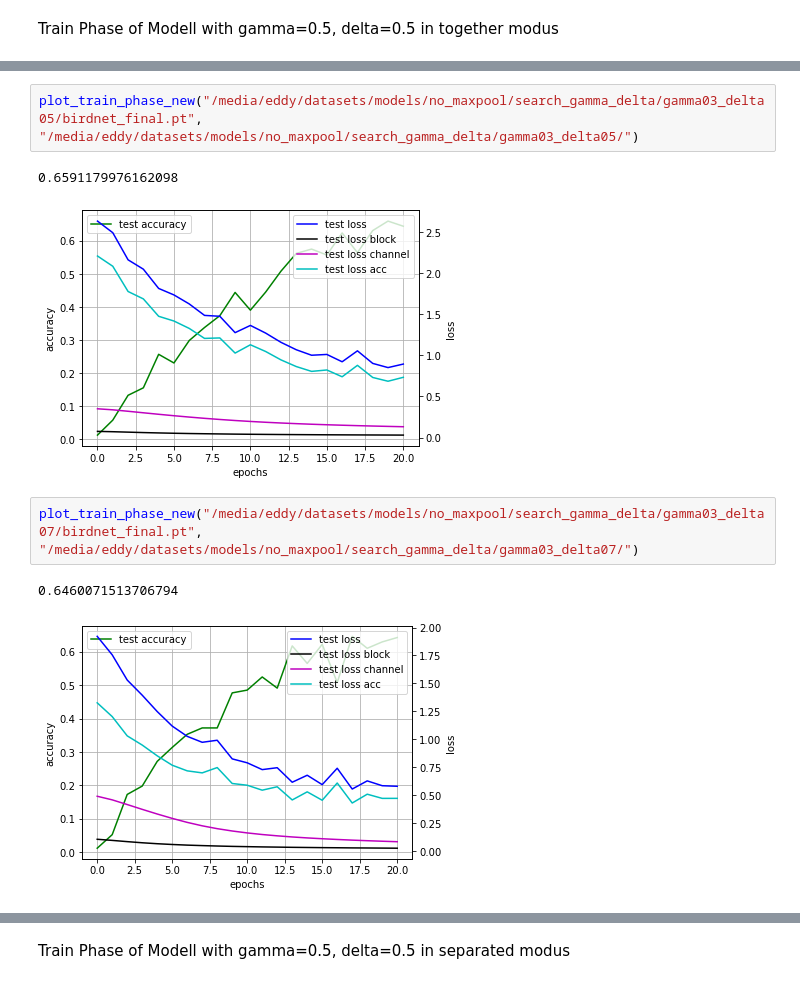
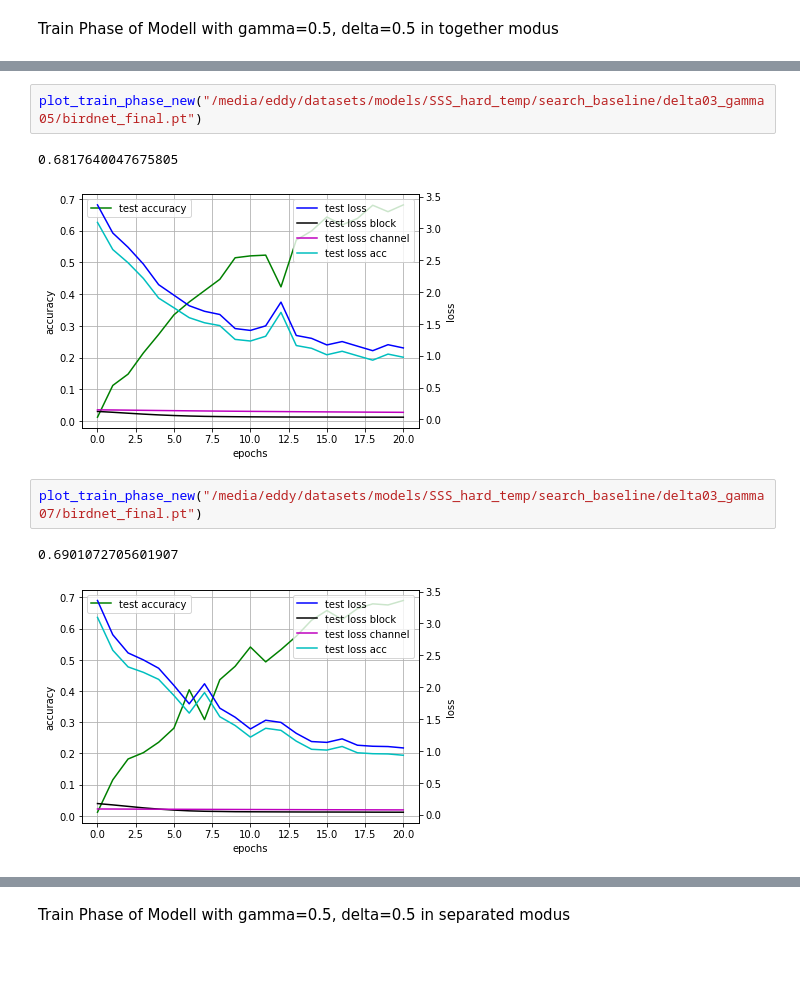
Before and after one commit to 1337Eddy/PruningBirdNet, a Jupyter notebook: visualizations.ipynb, the cells around one changed output, grey strips where cells are left out. Cells and saved outputs as stored; diff of their text form.

```diff
--- a/visualizations.ipynb
+++ b/visualizations.ipynb
@@ -299,11 +322,11 @@ plot_train_phase_new("/media/eddy/datasets/models/no_maxpool/search_gamma_delta/
 # %%
-plot_train_phase_new("/media/eddy/datasets/models/no_maxpool/search_gamma_delta/gamma03_delta05/birdnet_final.pt", "/media/eddy/datasets/models/no_maxpool/search_gamma_delta/gamma03_delta05/")
+plot_train_phase_new("/media/eddy/datasets/models/SSS_hard_temp/search_baseline/delta03_gamma05/birdnet_final.pt")
 # %% [output]
-0.6591179976162098
+0.6817640047675805
-[figure, old version]
+[figure, new version]
 # %%
-plot_train_phase_new("/media/eddy/datasets/models/no_maxpool/search_gamma_delta/gamma03_delta07/birdnet_final.pt", "/media/eddy/datasets/models/no_maxpool/search_gamma_delta/gamma03_delta07/")
+plot_train_phase_new("/media/eddy/datasets/models/SSS_hard_temp/search_baseline/delta03_gamma07/birdnet_final.pt")
 # %% [output]
-0.6460071513706794
+0.6901072705601907
-[figure, old version]
+[figure, new version]
 # %%
```
Also changed, not shown: parts of 38 cells of this notebook, 2 other files.
